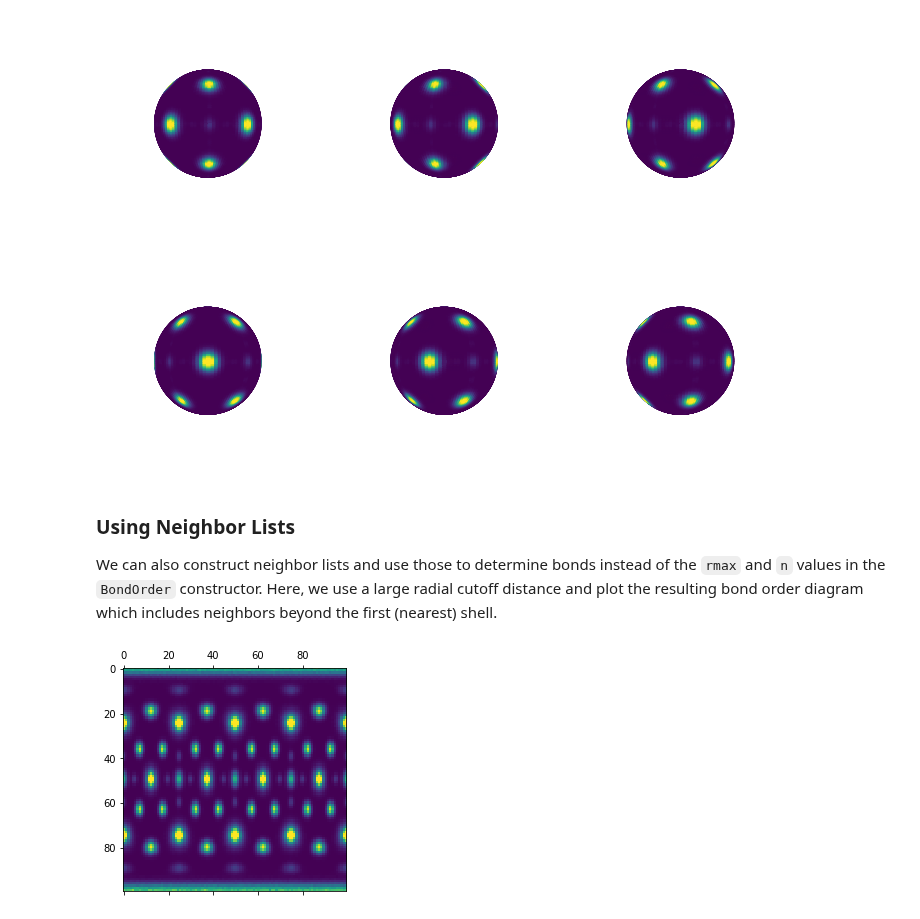
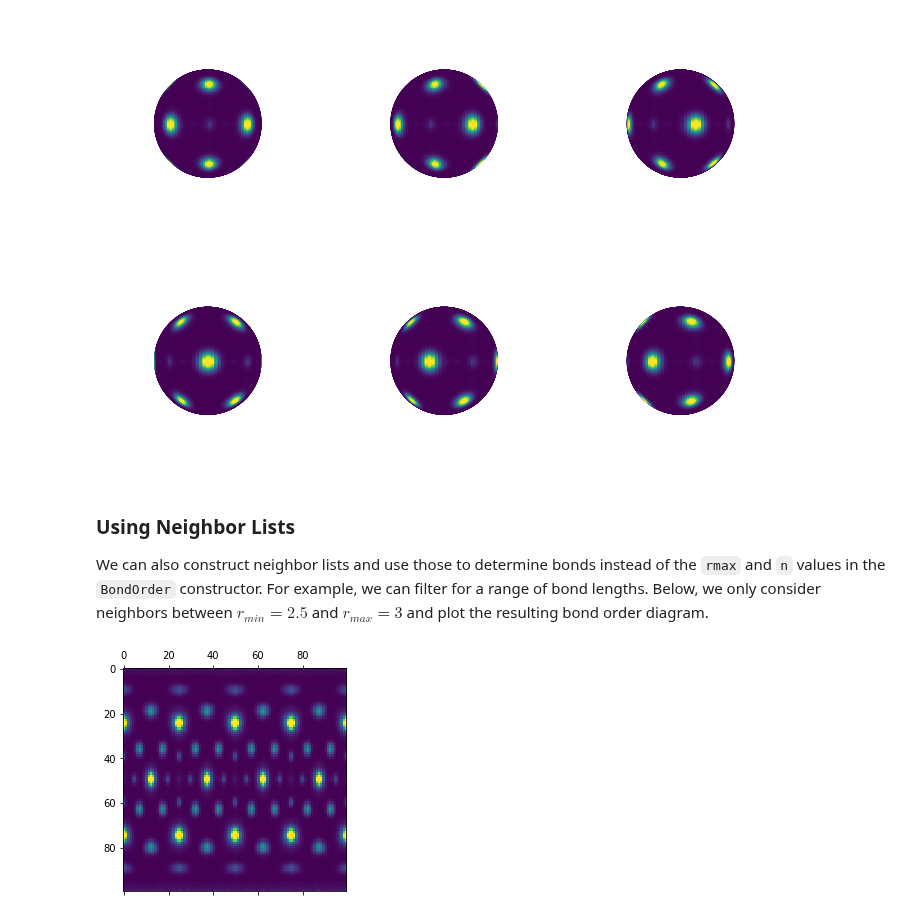
Before and after one commit to glotzerlab/freud-examples, a Jupyter notebook: Order-BondOrder.ipynb, the cells around one changed output. Drawn from its saved outputs; the diff is of its cells as text; code cells hidden in the pictures.

Commit message:
Example now uses rmin and rmax.

```diff
--- a/Order-BondOrder.ipynb
+++ b/Order-BondOrder.ipynb
@@ -61,13 +61,14 @@ plt.show()
 [figure]
 # %% [markdown]
 ### Using Neighbor Lists
-We can also construct neighbor lists and use those to determine bonds instead of the `rmax` and `n` values in the `BondOrder` constructor. Here, we use a large radial cutoff distance and plot the resulting bond order diagram which includes neighbors beyond the first (nearest) shell.
+We can also construct neighbor lists and use those to determine bonds instead of the `rmax` and `n` values in the `BondOrder` constructor. For example, we can filter for a range of bond lengths. Below, we only consider neighbors between $r_{min} = 2.5$ and $r_{max} = 3$ and plot the resulting bond order diagram.
 # %%
 lc = freud.locality.LinkCell(box=box, cell_width=3)
 nlist = lc.compute(box, points, points).nlist
+nlist.filter_r(box, points, points, rmax=3, rmin=2.5)
 bod_array = bod.compute(box=box, ref_points=points, ref_orientations=orientations, points=points, orientations=orientations, nlist=nlist).bond_order
 bod_array = np.clip(bod_array, 0, np.percentile(bod_array, 99)) # This cleans up bad bins for plotting
 plt.matshow(bod_array)
 plt.show()
 # %% [output]
-[figure, old version]
+[figure, new version]
```
